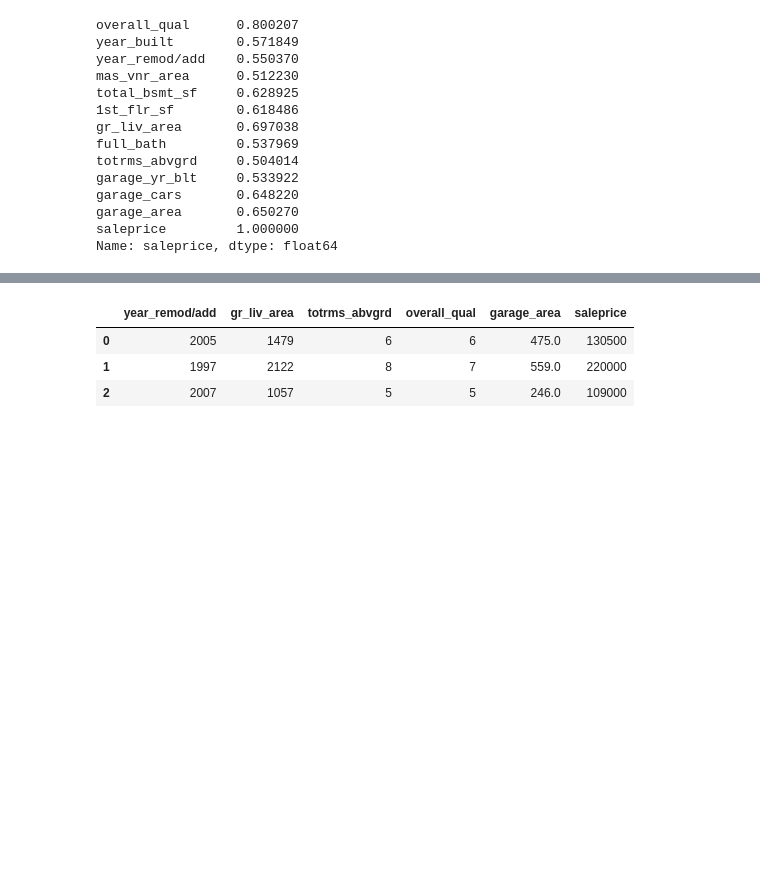
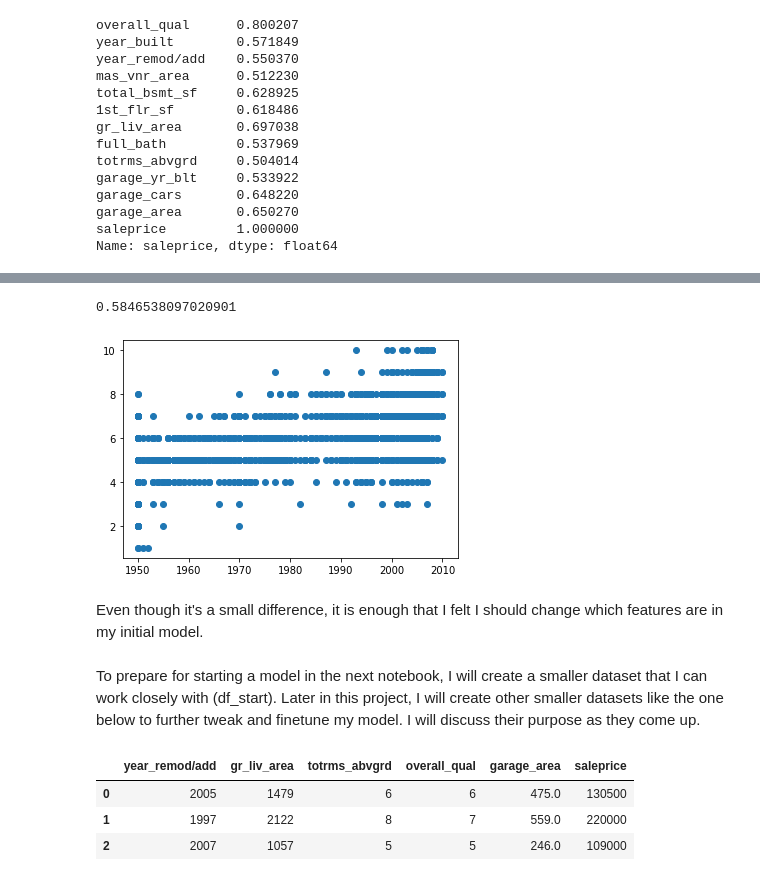
Before and after one commit to emilygama/Project-2-LassoCV-Modeling, a Jupyter notebook: code/01_EDA_and_Cleaning.ipynb, the cells around one changed output, grey strips where cells are left out. Drawn from its saved outputs; the diff is of its cells as text; code cells hidden in the pictures; blank space fills up the shorter version.

Commit message:
project update 4/17

```diff
--- a/code/01_EDA_and_Cleaning.ipynb
+++ b/code/01_EDA_and_Cleaning.ipynb
@@ -214,3 +229,13 @@ I have chosen these out of the above correlations simply from outside knowledge
+# %%
+print(cor['year_remod/add']['overall_qual'])
+plt.scatter(df_house['year_remod/add'], df_house['overall_qual']);
+# %% [output]
+0.5846538097020901
+[figure, added]
+# %% [markdown]
+Even though it's a small difference, it is enough that I felt I should change which features are in my initial model.
+# %% [markdown]
+To prepare for starting a model in the next notebook, I will create a smaller dataset that I can work closely with (df_start). Later in this project, I will create other smaller datasets like the one below to further tweak and finetune my model. I will discuss their purpose as they come up.
 # %%
 #  Creating a new df with the chosen variables
 df_start = df_house[['year_remod/add', 'gr_liv_area', 'totrms_abvgrd', 'overall_qual', 'garage_area', 'saleprice']]
```
Also changed, not shown: parts of 52 cells of this notebook, 13 other files.
